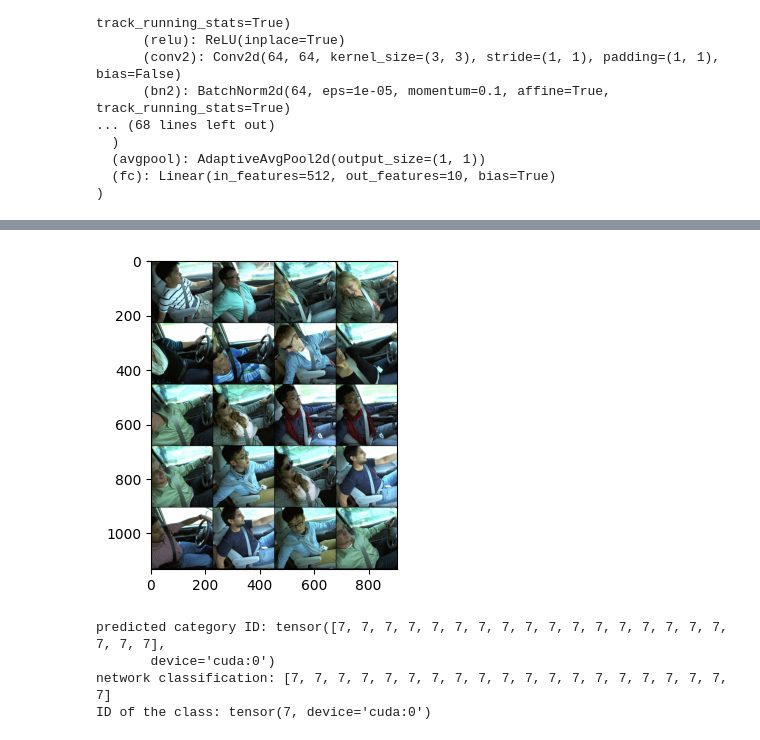
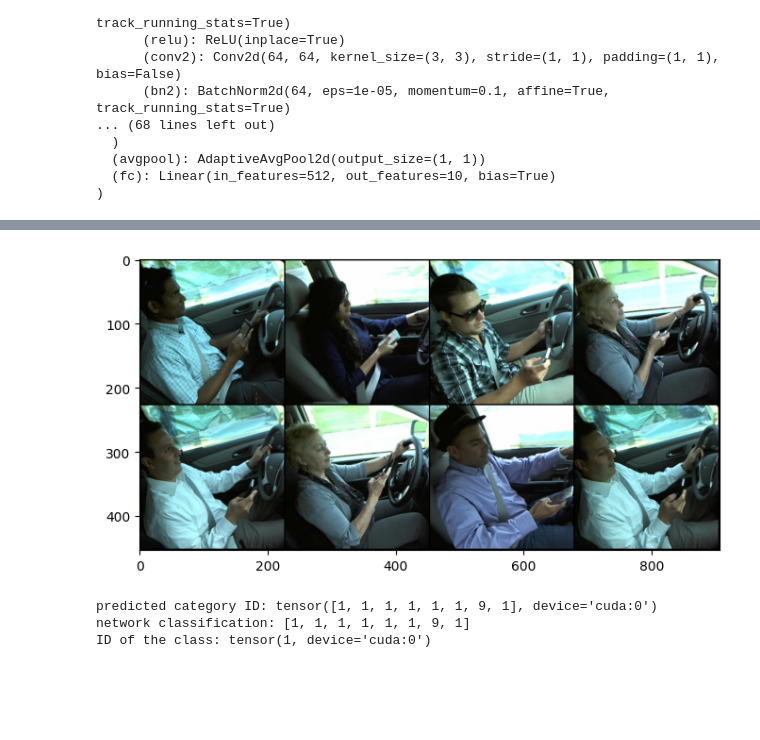
Before and after one commit to Xannadoo/AML_Classifying_distracted_drivers, a Jupyter notebook: statefarm_drivers_02.ipynb, the cells around one changed output, grey strips where cells are left out. Cells and saved outputs as stored; diff of their text form; code cells hidden in the pictures; blank space fills up the shorter version.

```diff
--- a/statefarm_drivers_02.ipynb
+++ b/statefarm_drivers_02.ipynb
@@ -453,30 +471,29 @@ images = images[0]
 # %%
-from torchvision.utils import make_grid
-from PIL import Image
+folder = './src/val_m/c1'
 
 images = []
 images_orig = []
-for file in os.listdir('./src/train_m/c7')[0:20]:
+for file in os.listdir(folder)[0:8]:
     if file.endswith('jpg'):
 
-        img = Image.open(r'./src/train_m/c7/' + file)
+        img = Image.open(rf'{folder}/' + file)
         images.append(transform(img))
         images_orig.append(transform_no_normalize(img))
 
 images = torch.stack(images).to(device)
 # This command is important to move the images also to memory on GPU. Otherwise pytorch will complain.
 
 fig = plt.figure(figsize=(16,4))
 img_grid = make_grid(images_orig, nrow=4)
 # this is a torchvision utility to put images together into a grid for plotting
 
 plt.imshow(img_grid.detach().numpy().transpose(1,2,0))
 # the transpose command above re-arranges the order of dimensions of a tensor.
 # make_grid by default generates a tensor of channel x height x width.
 # But matplotlib assumes that red, green and blue channels are in the last dimension of a tensor.
 plt.show()
 # %% [output]
-[figure, old version]
+[figure, new version]
 # %%
 logit = model(images)
 # By simply passing the image as input, the network
@@ -490,7 +507,6 @@ print('network classification:', pred_class)
 class_id = torch.mode(pred_id).values
 print('ID of the class:', class_id)
 # %% [output]
-predicted category ID: tensor([7, 7, 7, 7, 7, 7, 7, 7, 7, 7, 7, 7, 7, 7, 7, 7, 7, 7, 7, 7],
-       device='cuda:0')
-network classification: [7, 7, 7, 7, 7, 7, 7, 7, 7, 7, 7, 7, 7, 7, 7, 7, 7, 7, 7, 7]
-ID of the class: tensor(7, device='cuda:0')
+predicted category ID: tensor([1, 1, 1, 1, 1, 1, 9, 1], device='cuda:0')
+network classification: [1, 1, 1, 1, 1, 1, 9, 1]
+ID of the class: tensor(1, device='cuda:0')
```
Also changed, not shown: parts of 8 cells of this notebook.
